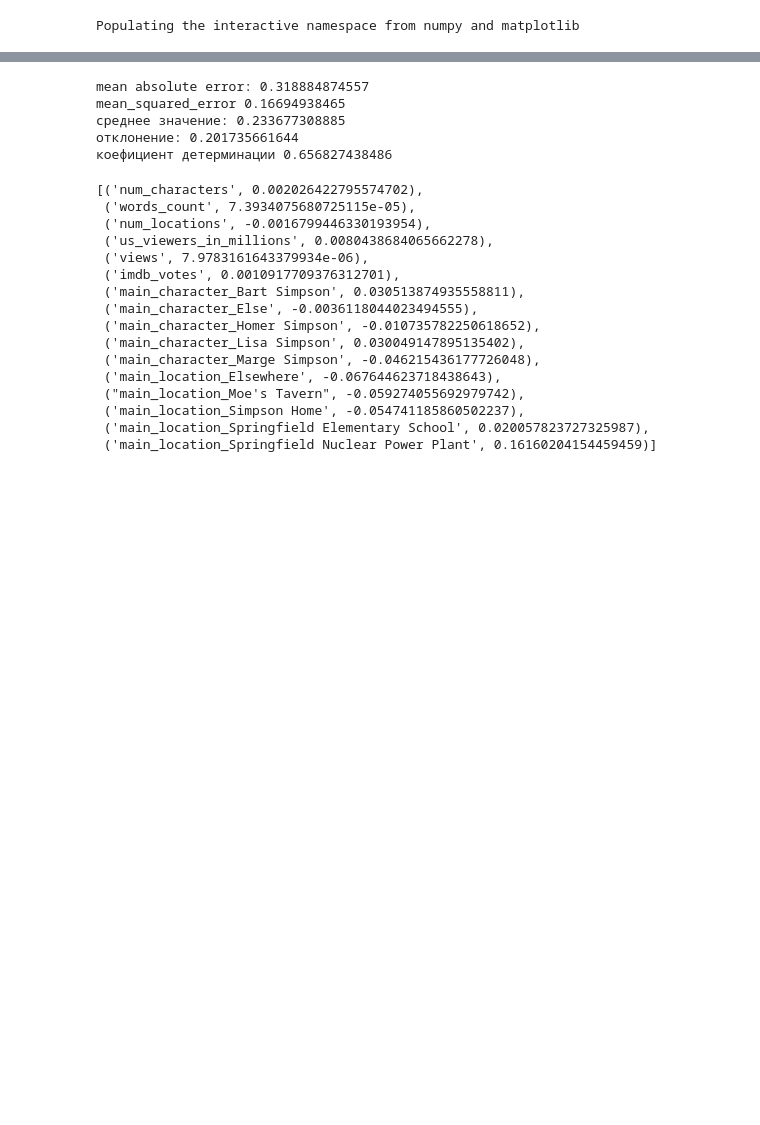
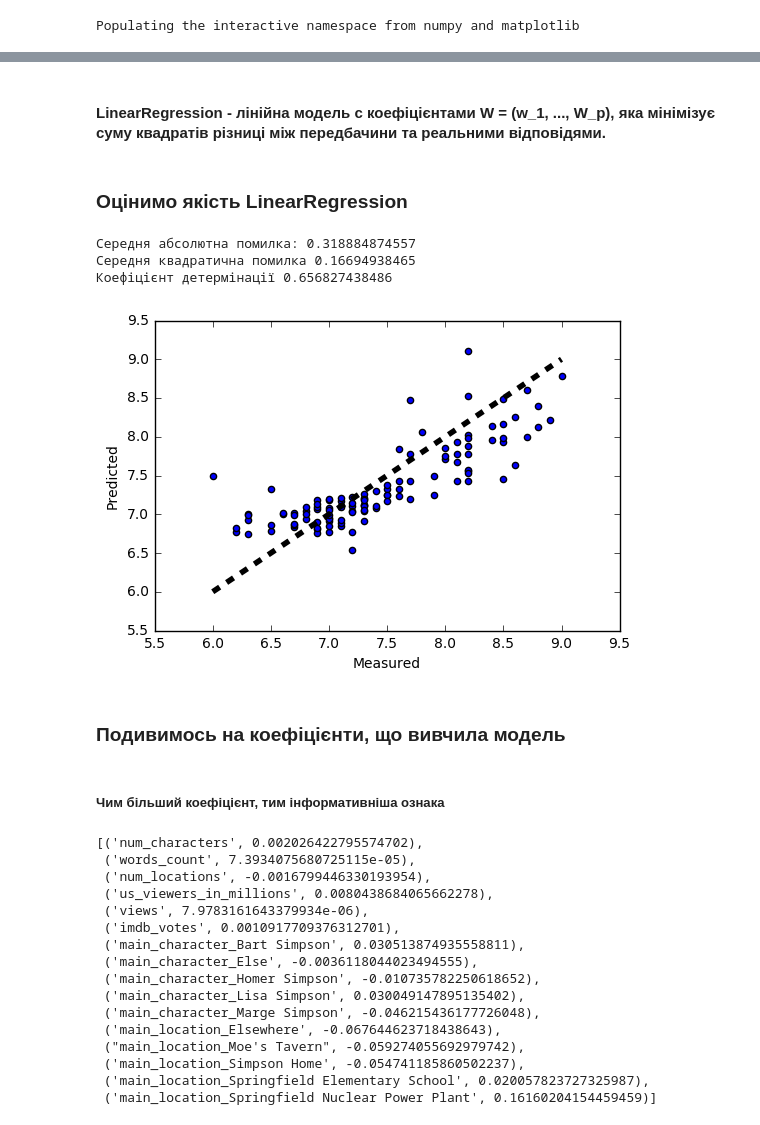
Before and after one commit to veraokhrimenko/simpson, a Jupyter notebook: simpsons-linear.ipynb, the cells around one changed output, grey strips where cells are left out. Drawn from its saved outputs; the diff is of its cells as text; code cells hidden in the pictures; blank space fills up the shorter version.

```diff
--- a/simpsons-linear.ipynb
+++ b/simpsons-linear.ipynb
@@ -32,20 +43,32 @@ from sklearn.linear_model import LinearRegression, SGDRegressor
+# %% [markdown]
+#### LinearRegression - лінійна модель с коефіцієнтами W = (w_1, ..., W_p), яка мінімізує суму квадратів різниці між передбачини та реальними відповідями.
 # %%
 lr = LinearRegression()
 lr.fit(train_X, train_y)
 predictions = lr.predict(test_X)
-# %%
-lscoring_sqrt = cross_val_score(lr, data_X, data_Y, scoring='neg_mean_squared_error', cv=10)
-print ('mean absolute error:', mean_absolute_error(test_y, predictions))
-print ('mean_squared_error', mean_squared_error(test_y, predictions))
-print('среднее значение:', lscoring_sqrt.mean()*(-1))
-print('отклонение:', lscoring_sqrt.std())
-print ('коефициент детерминации', r2_score(test_y, predictions))
-# %% [output]
-mean absolute error: 0.318884874557
-mean_squared_error 0.16694938465
-среднее значение: 0.233677308885
-отклонение: 0.201735661644
-коефициент детерминации 0.656827438486
+# %% [markdown]
+### Оцінимо якість LinearRegression
+# %%
+print ('Середня абсолютна помилка:', mean_absolute_error(test_y, predictions))
+print ('Середня квадратична помилка', mean_squared_error(test_y, predictions))
+print ('Коефіцієнт детермінації', r2_score(test_y, predictions))
+# %% [output]
+Середня абсолютна помилка: 0.318884874557
+Середня квадратична помилка 0.16694938465
+Коефіцієнт детермінації 0.656827438486
+# %%
+fig, ax = plt.subplots()
+ax.scatter(test_y, predictions)
+ax.plot([test_y.min(), test_y.max()], [test_y.min(), test_y.max()], 'k--', lw=4)
+ax.set_xlabel('Measured')
+ax.set_ylabel('Predicted')
+plt.show()
+# %% [output]
+[figure, added]
+# %% [markdown]
+### Подивимось на коефіцієнти, що вивчила модель
+# %% [markdown]
+##### Чим більший коефіцієнт, тим інформативніша ознака
 # %%
 list(zip(data_X.columns, lr.coef_))
 # %% [output]
```
Also changed, not shown: parts of 76 cells of this notebook, 1 other file.
